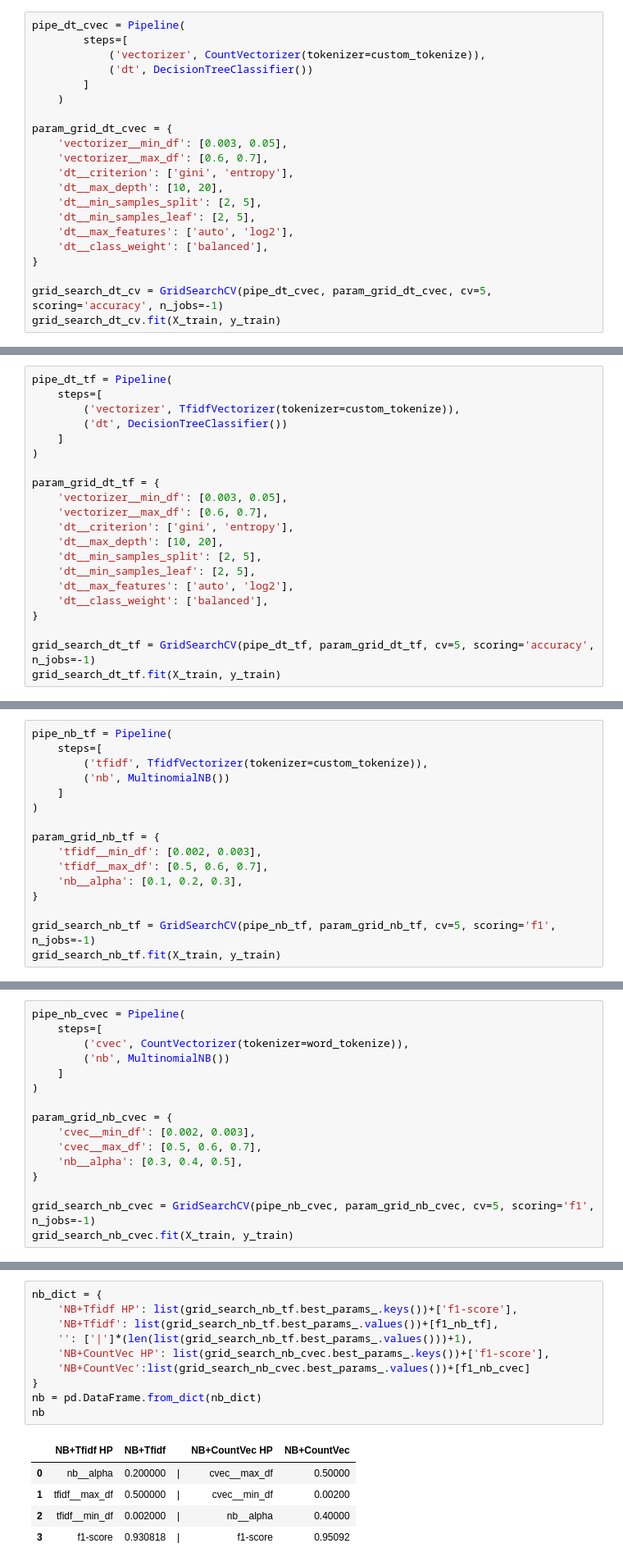
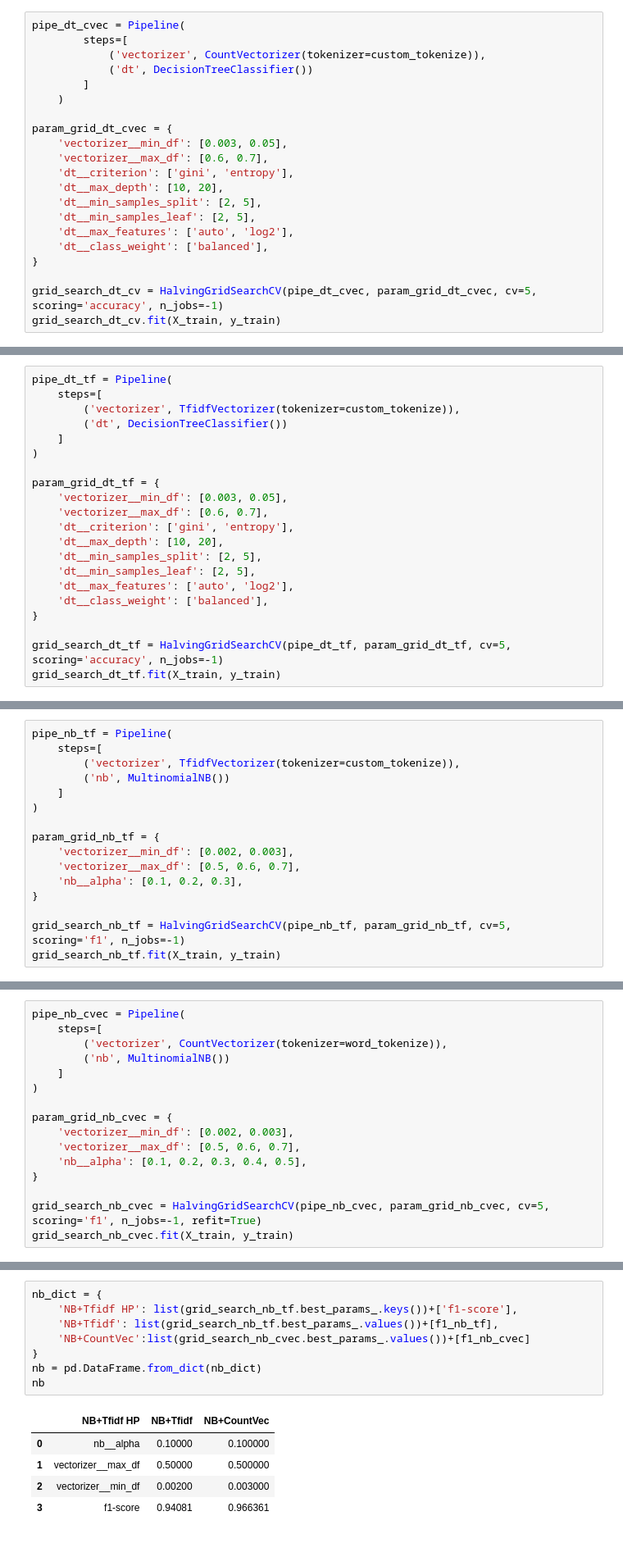
Before and after one commit to ssenichev/nlp_itmo_elective, a Jupyter notebook: [homework]task_1.ipynb, the cells around one changed output, grey strips where cells are left out. Shown at 82% size. Saved outputs shown, nothing was run; the diff lists cells and outputs as text.

Commit message:
upd: enhance models and improve score

```diff
--- a/[homework]task_1.ipynb
+++ b/[homework]task_1.ipynb
@@ -237,5 +290,5 @@ param_grid_dt_cvec = {
     'dt__class_weight': ['balanced'],
 }
 
-grid_search_dt_cv = GridSearchCV(pipe_dt_cvec, param_grid_dt_cvec, cv=5, scoring='accuracy', n_jobs=-1)
+grid_search_dt_cv = HalvingGridSearchCV(pipe_dt_cvec, param_grid_dt_cvec, cv=5, scoring='accuracy', n_jobs=-1)
 grid_search_dt_cv.fit(X_train, y_train)
@@ -284,5 +352,5 @@ param_grid_dt_tf = {
     'dt__class_weight': ['balanced'],
 }
 
-grid_search_dt_tf = GridSearchCV(pipe_dt_tf, param_grid_dt_tf, cv=5, scoring='accuracy', n_jobs=-1)
+grid_search_dt_tf = HalvingGridSearchCV(pipe_dt_tf, param_grid_dt_tf, cv=5, scoring='accuracy', n_jobs=-1)
 grid_search_dt_tf.fit(X_train, y_train)
@@ -338,16 +421,16 @@ nb
 # %%
 pipe_nb_tf = Pipeline(
     steps=[
-        ('tfidf', TfidfVectorizer(tokenizer=custom_tokenize)),
+        ('vectorizer', TfidfVectorizer(tokenizer=custom_tokenize)),
         ('nb', MultinomialNB())
     ]
 )
 
 param_grid_nb_tf = {
-    'tfidf__min_df': [0.002, 0.003],
-    'tfidf__max_df': [0.5, 0.6, 0.7],
+    'vectorizer__min_df': [0.002, 0.003],
+    'vectorizer__max_df': [0.5, 0.6, 0.7],
     'nb__alpha': [0.1, 0.2, 0.3],
 }
 
-grid_search_nb_tf = GridSearchCV(pipe_nb_tf, param_grid_nb_tf, cv=5, scoring='f1', n_jobs=-1)
+grid_search_nb_tf = HalvingGridSearchCV(pipe_nb_tf, param_grid_nb_tf, cv=5, scoring='f1', n_jobs=-1)
 grid_search_nb_tf.fit(X_train, y_train)
@@ -373,16 +465,16 @@ weighted avg       0.98      0.98      0.98       990
 # %%
 pipe_nb_cvec = Pipeline(
     steps=[
-        ('cvec', CountVectorizer(tokenizer=word_tokenize)),
+        ('vectorizer', CountVectorizer(tokenizer=word_tokenize)),
         ('nb', MultinomialNB())
     ]
 )
 
 param_grid_nb_cvec = {
-    'cvec__min_df': [0.002, 0.003],
-    'cvec__max_df': [0.5, 0.6, 0.7],
-    'nb__alpha': [0.3, 0.4, 0.5],
+    'vectorizer__min_df': [0.002, 0.003],
+    'vectorizer__max_df': [0.5, 0.6, 0.7],
+    'nb__alpha': [0.1, 0.2, 0.3, 0.4, 0.5],
 }
 
-grid_search_nb_cvec = GridSearchCV(pipe_nb_cvec, param_grid_nb_cvec, cv=5, scoring='f1', n_jobs=-1)
+grid_search_nb_cvec = HalvingGridSearchCV(pipe_nb_cvec, param_grid_nb_cvec, cv=5, scoring='f1', n_jobs=-1, refit=True)
 grid_search_nb_cvec.fit(X_train, y_train)
@@ -408,19 +517,17 @@ weighted avg       0.98      0.98      0.98       990
 # %%
 nb_dict = {
     'NB+Tfidf HP': list(grid_search_nb_tf.best_params_.keys())+['f1-score'],
     'NB+Tfidf': list(grid_search_nb_tf.best_params_.values())+[f1_nb_tf],
-    '': ['|']*(len(list(grid_search_nb_tf.best_params_.values()))+1),
-    'NB+CountVec HP': list(grid_search_nb_cvec.best_params_.keys())+['f1-score'],
     'NB+CountVec':list(grid_search_nb_cvec.best_params_.values())+[f1_nb_cvec]
 }
 nb = pd.DataFrame.from_dict(nb_dict)
 nb
 # %% [output]
-|  | NB+Tfidf HP | NB+Tfidf |  | NB+CountVec HP | NB+CountVec |
-| 0 | nb__alpha | 0.200000 | | | cvec__max_df | 0.50000 |
-| 1 | tfidf__max_df | 0.500000 | | | cvec__min_df | 0.00200 |
-| 2 | tfidf__min_df | 0.002000 | | | nb__alpha | 0.40000 |
-| 3 | f1-score | 0.930818 | | | f1-score | 0.95092 |
+|  | NB+Tfidf HP | NB+Tfidf | NB+CountVec |
+| 0 | nb__alpha | 0.10000 | 0.100000 |
+| 1 | vectorizer__max_df | 0.50000 | 0.500000 |
+| 2 | vectorizer__min_df | 0.00200 | 0.003000 |
+| 3 | f1-score | 0.94081 | 0.966361 |
 # %% [markdown]
 ## Сравнение всех моделей
 # %%
```
Also changed, not shown: parts of 26 cells of this notebook.
